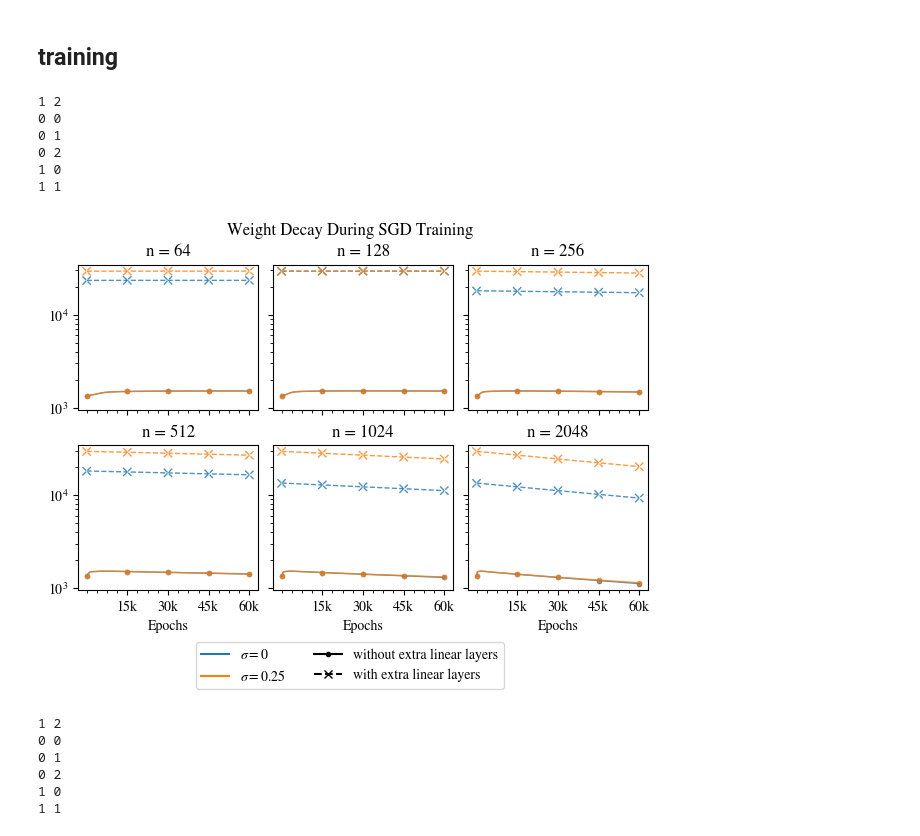
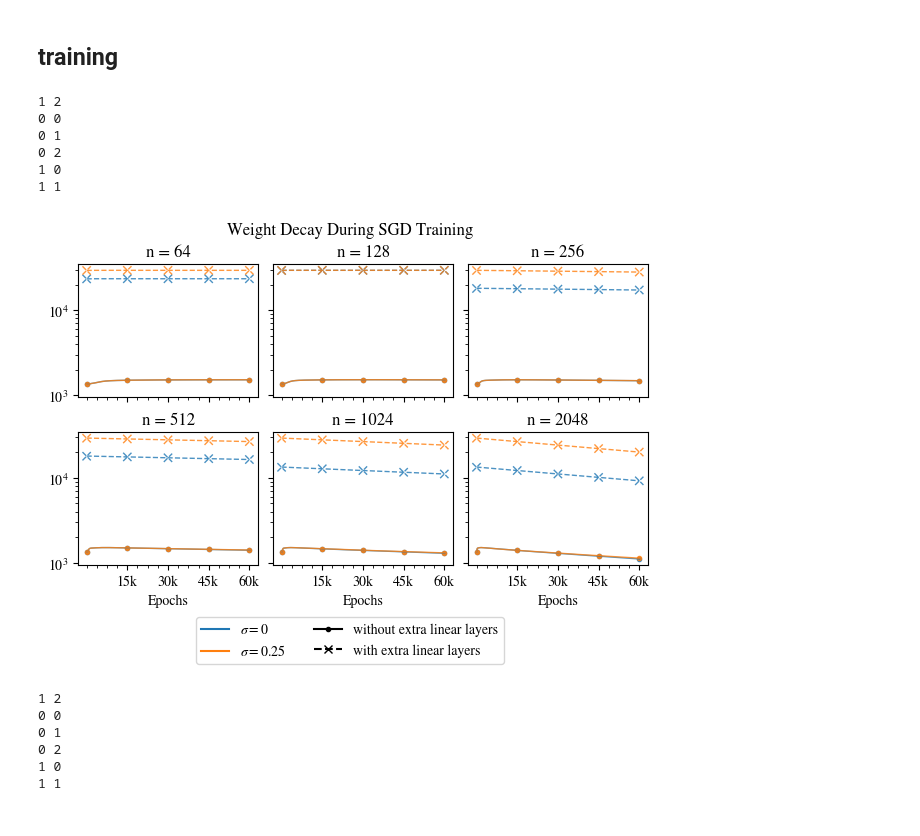
Before and after one commit to suzannastep/linear_layers_experiments, a Jupyter notebook: figs/plotting_results_SGD.ipynb, the cells around one changed output. Saved outputs shown, nothing was run; the diff lists cells and outputs as text; code cells hidden in the pictures.

```diff
--- a/figs/plotting_results_SGD.ipynb
+++ b/figs/plotting_results_SGD.ipynb
@@ -447,7 +447,7 @@ handles += [
 ]
 
 #active subspace error plot
-f, ax = plt.subplots(ncols=2,nrows=1, sharex=True, sharey=False, figsize=(columnwidth,3))
+f, ax = plt.subplots(ncols=2,nrows=1, sharex=True, sharey=False, figsize=(columnwidth,2.75))
 for row,metric in enumerate([r"Effective Index Rank, $\varepsilon = 5\cdot10^{-1}$","Principal Angle (Degrees)"]):
     for sigma in res.sigma.unique():
         print(sigma)
@@ -502,7 +502,7 @@ handles += [
 
 #training time plot
 for metric in ["Weight Decay","Train MSE"]:
-    f, ax = plt.subplots(ncols=3,nrows=len(res.n.unique())//3, sharex=True, sharey=True, figsize=(columnwidth,4.25))
+    f, ax = plt.subplots(ncols=3,nrows=len(res.n.unique())//3, sharex=True, sharey=True, figsize=(columnwidth,4))
     if len(res.r.unique()) == 1: ax = ax[:,np.newaxis]
     for nnum,n in enumerate(res.n.unique()):
         print(row,col)
@@ -520,34 +520,34 @@ for metric in ["Weight Decay","Train MSE"]:
                 ax[row,0,col].plot(np.arange(epochs),values_to_plot,
                                     linestyle=ls,
                                     color=colors[sigma],
                                     linewidth = 1,
                                     alpha=0.8)
                 ax[row,0,col].scatter(np.arange(epochs)[::15_000],values_to_plot[::15_000],
                                     linestyle=ls,
                                     color=colors[sigma],
                                     marker=markers[label],
                                     linewidth = 1,
                                     alpha=0.8)
             #plot set up
             ax[row,0,col].set_title(f"n = {n}")
             ax[row,0,col].set_yscale("log",base=10)
             ax[row,0,col].minorticks_on()
             ax[-1,0,col].set_xlabel("Epochs")
             ticks = np.arange(15_000,epochs,step=15_000)
             ax[-1,0,col].set_xticks(ticks=ticks, labels=[str(t)[:-3]+'k' for t in ticks])
     f.legend(handles=handles, ncol=2, loc = 'upper center', bbox_to_anchor=(0.5,0.01))
     plt.suptitle(metric+" During SGD Training")
     plt.tight_layout(pad=0.5,h_pad=0.5, w_pad=0.5)
     plt.savefig(job_name+metric+"training.pdf",dpi=300,bbox_inches='tight')
     plt.show()
 # %% [output]
 1 2
 0 0
 0 1
 0 2
 1 0
 1 1
-[figure, old version]
+[figure, new version]
 1 2
 0 0
 0 1
```
Also changed, not shown: parts of 2 cells of this notebook, 9 other files.
